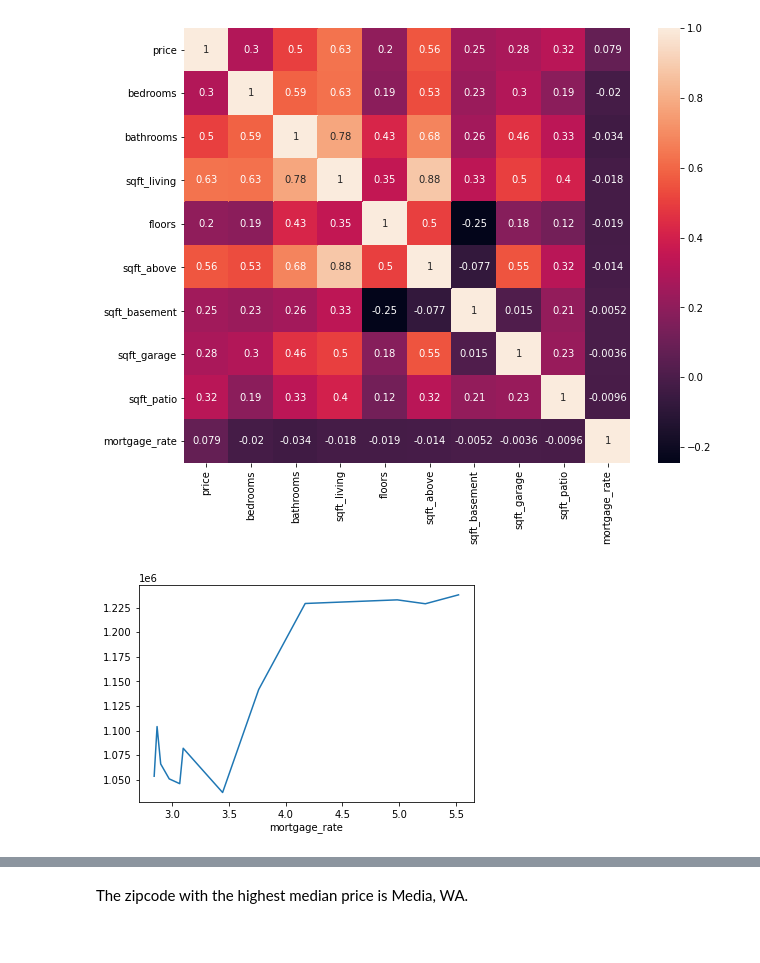
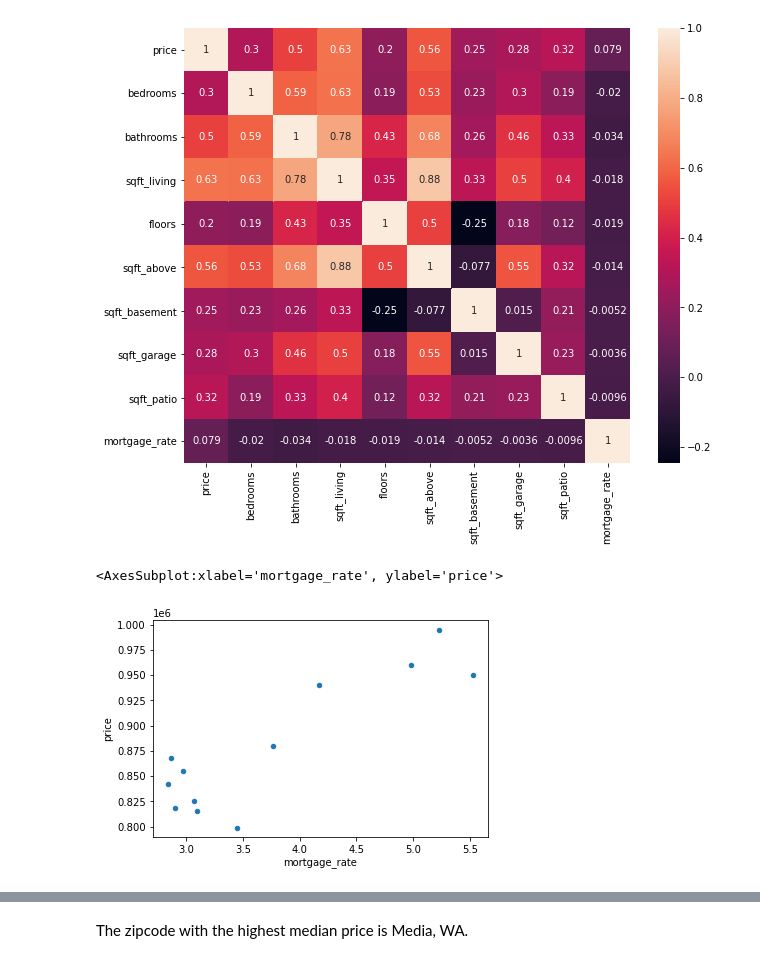
Before and after one commit to claragiurgiu/Phase2-Project, a Jupyter notebook: Code/Clara_Analysis.ipynb, the cells around one changed output, grey strips where cells are left out. Drawn from its saved outputs; the diff is of its cells as text; code cells hidden in the pictures.

```diff
--- a/Code/Clara_Analysis.ipynb
+++ b/Code/Clara_Analysis.ipynb
@@ -390,4 +363,4 @@ wa_only_df.head()
 # %%
-wa_only_df.drop(columns=['address', 'state_zip', 3, 4, 5, 0], inplace=True)
+wa_only_df.drop(columns=['state_zip', 0,1], inplace=True)
 wa_only_df.head()
 # %% [output]
@@ -511,4 +484,2 @@ state            0
 zip_code         0
 dtype: int64
-# %%
-wa_only_df = wa_only_df.dropna()
@@ -621,6 +633,6 @@ We will used to top 9 most positively correlated columns for our features in the
 # %%
 # removing more columns that we will not be using in analysis
-wa_only_df = wa_only_df.drop(columns=['id', 'sqft_lot', 'nuisance', 'greenbelt', 'heat_source', 'sewer_system', 'street_name', 'state'])
+wa_only_df = wa_only_df.drop(columns=['sqft_lot', 'nuisance', 'greenbelt', 'heat_source', 'sewer_system'])
 wa_only_df
 # %% [output]
 |  | date | price | bedrooms | bathrooms | sqft_living | floors | waterfront | view | condition | grade | ... |
@@ -715,7 +727,9 @@ sales_df.head()
 # add mortgage_rate column from mortgage df to cleaned df based on the condition if date=month
 sales_df['mortgage_rate'] = sales_df.apply(lambda x: mortg.loc[mortg['month'] == x['date'],
                                                                'mortgage_rate'].values[0]
-                                           if mortg['month'].isin([x['date']]).any() else None, axis=1)
+                                           if mortg['month'].isin([x['date']]).any()
+                                           else
+                                               None, axis=1)
 # %%
 sales_df.info()
 # %% [output]
@@ -744,9 +758,10 @@ sns.heatmap(sales_df.corr(), annot=True)
 <AxesSubplot:>
 [figure]
 # %%
-sales_df.groupby('mortgage_rate')['price'].mean().plot();
+sales_df.groupby('mortgage_rate', as_index = False)['price'].median().plot.scatter(x='mortgage_rate', y='price')
 # %% [output]
+<AxesSubplot:xlabel='mortgage_rate', ylabel='price'>
-[figure, old version]
+[figure, new version]
 # %%
 zip_group = sales_df.groupby('zip_code')['price'].median().sort_values(ascending=False)
 top_zip = pd.DataFrame(zip_group.head(10))
```
Also changed, not shown: parts of 98 cells of this notebook, 4 other files.
